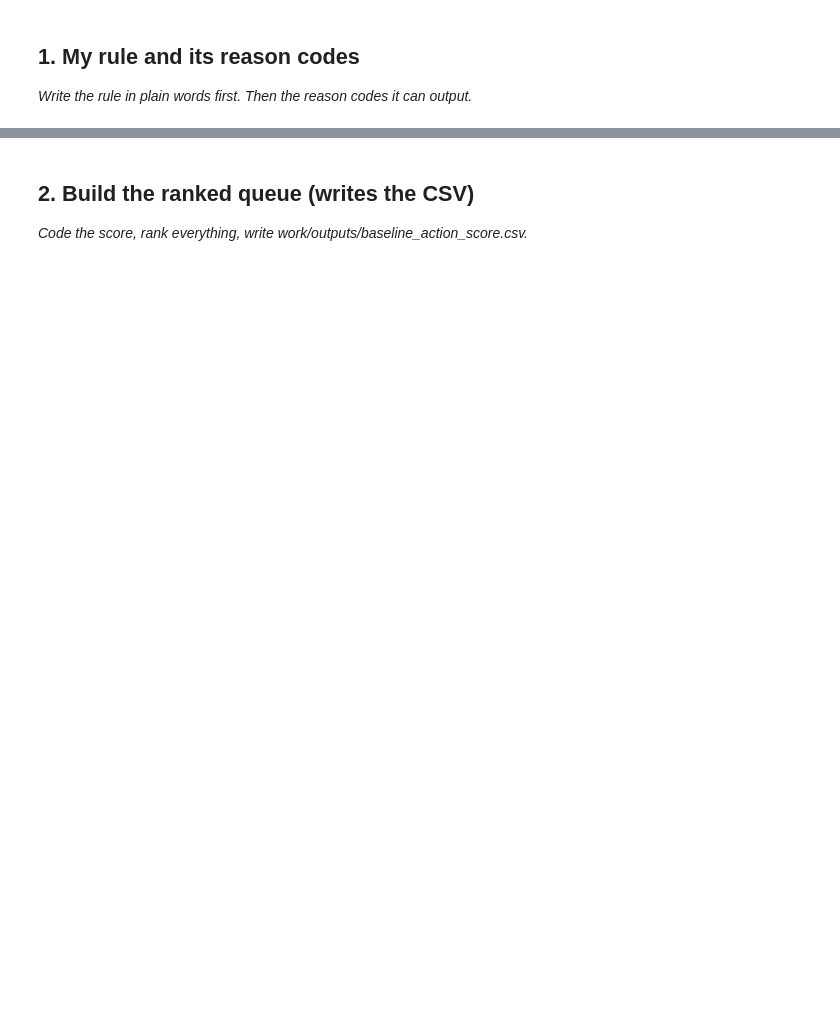
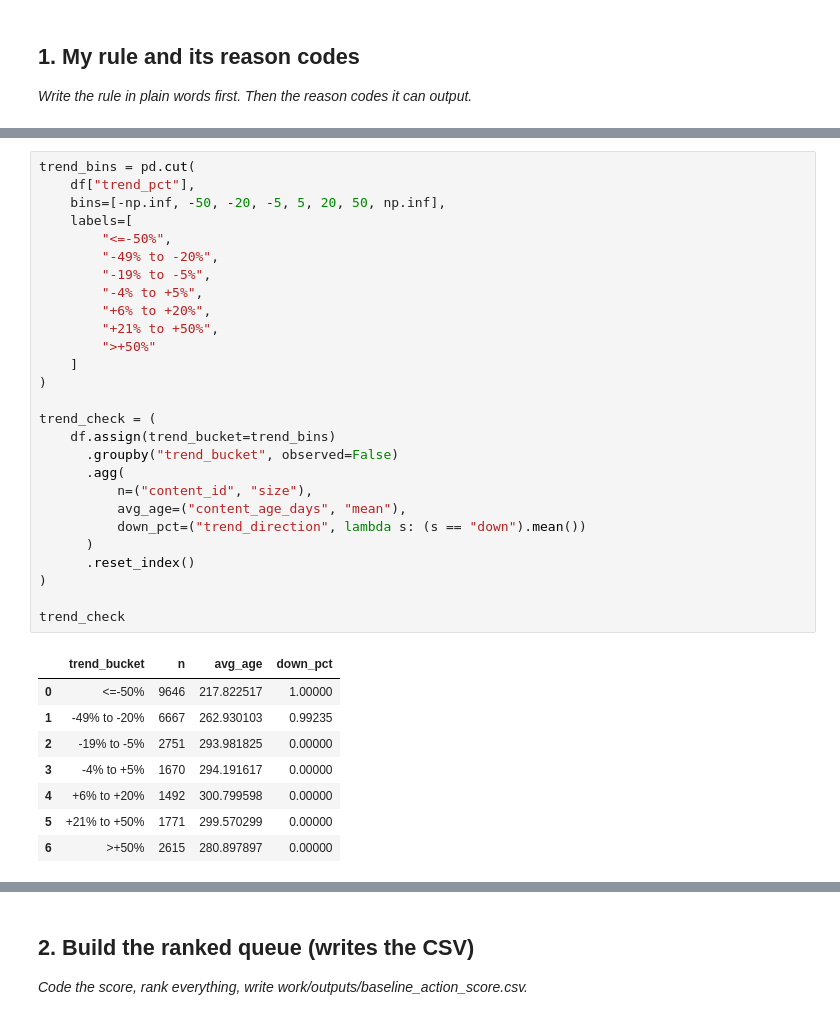
Before and after one commit to SaaDasim05/Flyrank-ML-Internship, a Jupyter notebook: work/notebooks/w04_baseline_score.ipynb, the cells around one changed output, grey strips where cells are left out. Cells and saved outputs as stored; diff of their text form; blank space fills up the shorter version.

```diff
--- a/work/notebooks/w04_baseline_score.ipynb
+++ b/work/notebooks/w04_baseline_score.ipynb
@@ -15,0 +83,36 @@ This skeleton is yours to fill. Work the sections **in order** — each one has
+# %%
+trend_bins = pd.cut(
+    df["trend_pct"],
+    bins=[-np.inf, -50, -20, -5, 5, 20, 50, np.inf],
+    labels=[
+        "<=-50%",
+        "-49% to -20%",
+        "-19% to -5%",
+        "-4% to +5%",
+        "+6% to +20%",
+        "+21% to +50%",
+        ">+50%"
+    ]
+)
+
+trend_check = (
+    df.assign(trend_bucket=trend_bins)
+      .groupby("trend_bucket", observed=False)
+      .agg(
+          n=("content_id", "size"),
+          avg_age=("content_age_days", "mean"),
+          down_pct=("trend_direction", lambda s: (s == "down").mean())
+      )
+      .reset_index()
+)
+
+trend_check
+# %% [output]
+|  | trend_bucket | n | avg_age | down_pct |
+| 0 | <=-50% | 9646 | 217.822517 | 1.00000 |
+| 1 | -49% to -20% | 6667 | 262.930103 | 0.99235 |
+| 2 | -19% to -5% | 2751 | 293.981825 | 0.00000 |
+| 3 | -4% to +5% | 1670 | 294.191617 | 0.00000 |
+| 4 | +6% to +20% | 1492 | 300.799598 | 0.00000 |
+| 5 | +21% to +50% | 1771 | 299.570299 | 0.00000 |
+| 6 | >+50% | 2615 | 280.897897 | 0.00000 |
```
Also changed, not shown: parts of 16 cells of this notebook.
